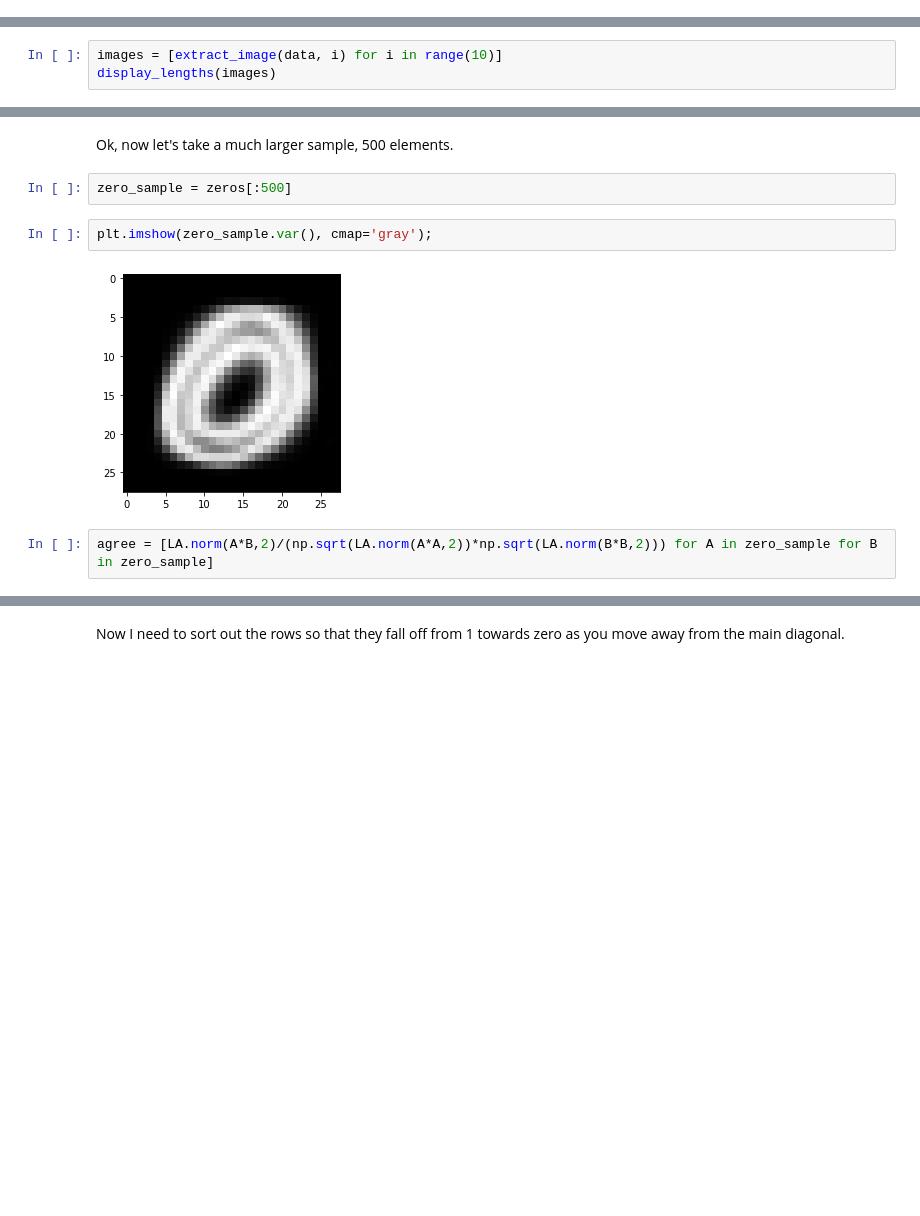
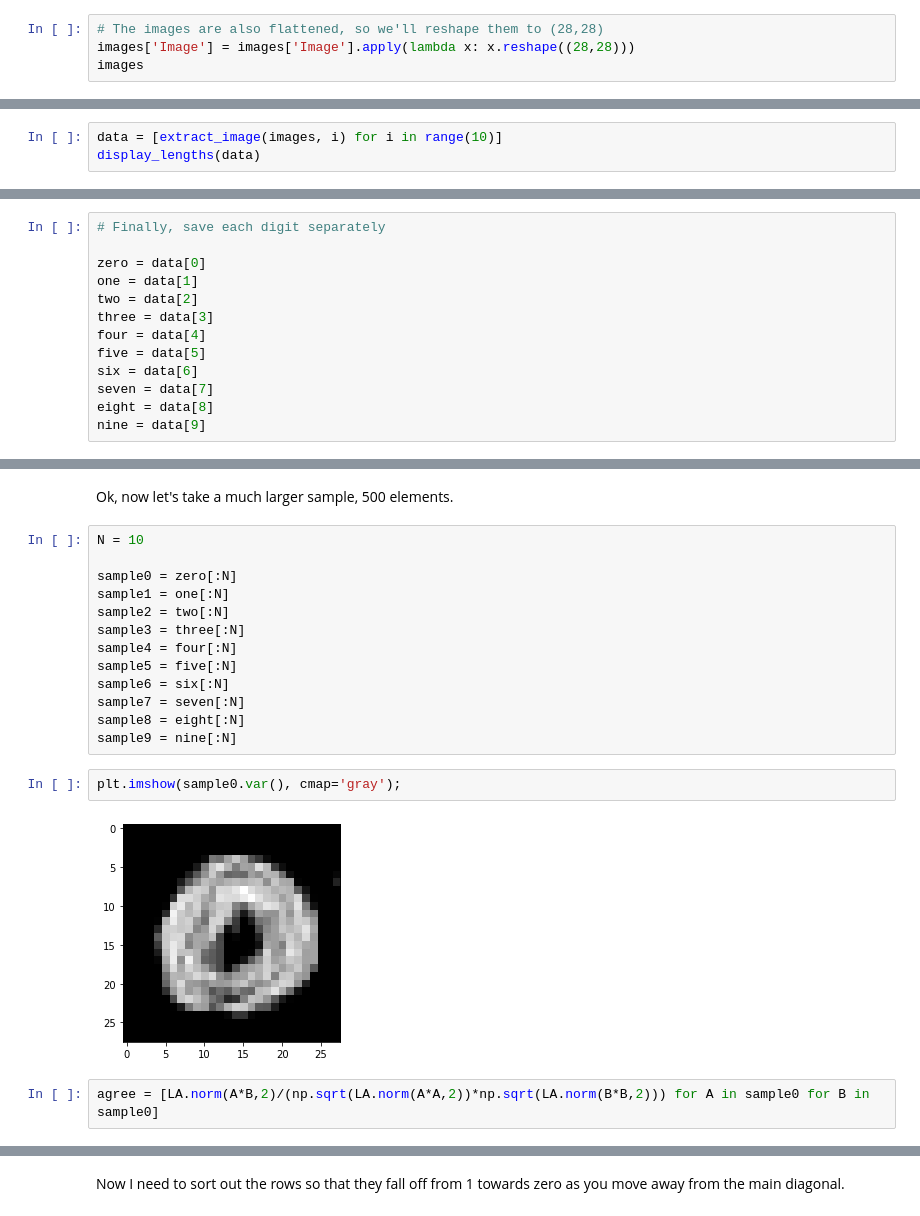
Before and after one commit to uniformlyMatt/PhD-code, a Jupyter notebook: In-class agreement.ipynb, the cells around one changed output, grey strips where cells are left out. Drawn from its saved outputs; the diff is of its cells as text; blank space fills up the shorter version.

```diff
--- a/In-class agreement.ipynb
+++ b/In-class agreement.ipynb
@@ -105,0 +66,4 @@ data
+# %%
+# The images are also flattened, so we'll reshape them to (28,28)
+images['Image'] = images['Image'].apply(lambda x: x.reshape((28,28)))
+images
@@ -106,6 +111,6 @@ data
 # %%
-images = [extract_image(data, i) for i in range(10)]
-display_lengths(images)
+data = [extract_image(images, i) for i in range(10)]
+display_lengths(data)
 # %% [output]
 6903 examples of digit 0
 7877 examples of digit 1
@@ -130,0 +126,13 @@ zeros = digits[0]
+# %%
+# Finally, save each digit separately
+
+zero = data[0]
+one = data[1]
+two = data[2]
+three = data[3]
+four = data[4]
+five = data[5]
+six = data[6]
+seven = data[7]
+eight = data[8]
+nine = data[9]
@@ -208,11 +231,22 @@ ax[1].imshow(zero_sample[7],cmap='gray');
 # %% [markdown]
 Ok, now let's take a much larger sample, 500 elements.
-# %%
-zero_sample = zeros[:500]
+# %%
+N = 10
+
+sample0 = zero[:N]
+sample1 = one[:N]
+sample2 = two[:N]
+sample3 = three[:N]
+sample4 = four[:N]
+sample5 = five[:N]
+sample6 = six[:N]
+sample7 = seven[:N]
+sample8 = eight[:N]
+sample9 = nine[:N]
 # %%
-plt.imshow(zero_sample.var(), cmap='gray');
+plt.imshow(sample0.var(), cmap='gray');
 # %% [output]
-[figure, old version]
+[figure, new version]
 # %%
-agree = [LA.norm(A*B,2)/(np.sqrt(LA.norm(A*A,2))*np.sqrt(LA.norm(B*B,2))) for A in zero_sample for B in zero_sample]
+agree = [LA.norm(A*B,2)/(np.sqrt(LA.norm(A*A,2))*np.sqrt(LA.norm(B*B,2))) for A in sample0 for B in sample0]
 # %%
```
Also changed, not shown: parts of 43 cells of this notebook, 1 other file.
